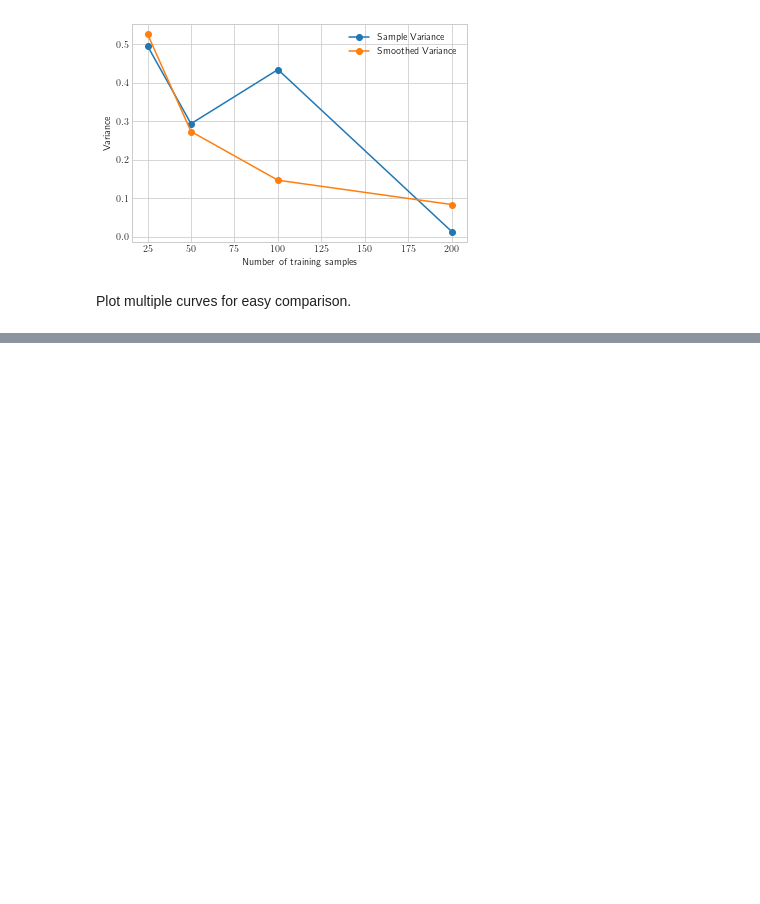
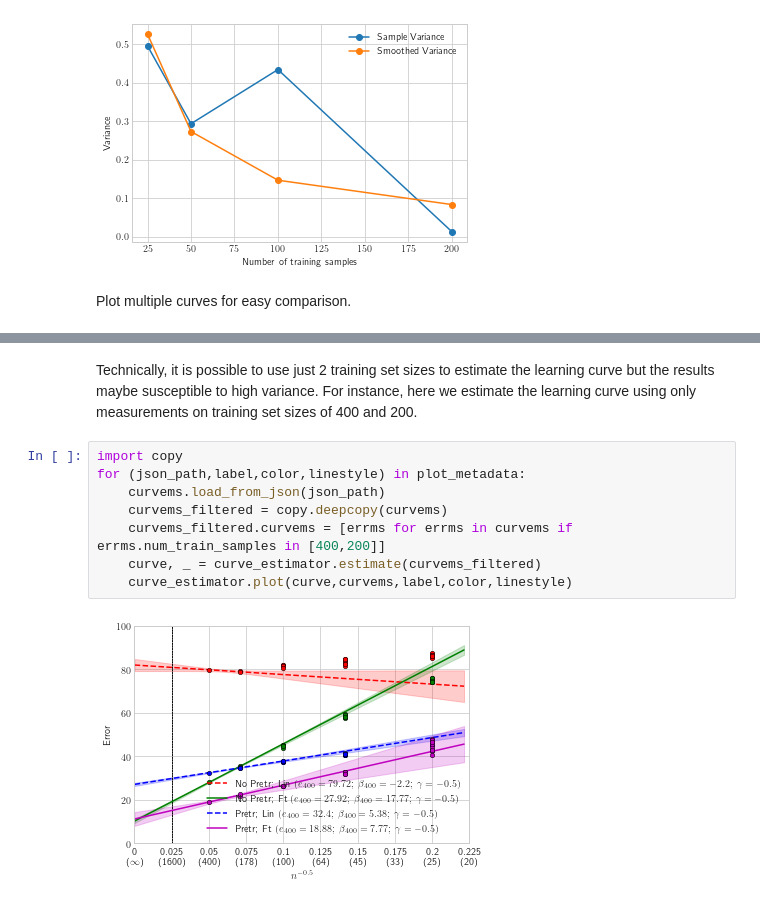
Before and after one commit to allenai/learning-curve, a Jupyter notebook: notebooks/curve.ipynb, the cells around one changed output, grey strips where cells are left out. Cells and saved outputs as stored; diff of their text form; blank space fills up the shorter version.

Commit message:
update curve notebook

```diff
--- a/notebooks/curve.ipynb
+++ b/notebooks/curve.ipynb
@@ -122,0 +123,12 @@ for (json_path,label,color,linestyle) in plot_metadata:
+# %% [markdown]
+Technically, it is possible to use just 2 training set sizes to estimate the learning curve but the results maybe susceptible to high variance. For instance, here we estimate the learning curve using only measurements on training set sizes of 400 and 200.
+# %%
+import copy
+for (json_path,label,color,linestyle) in plot_metadata:
+    curvems.load_from_json(json_path)
+    curvems_filtered = copy.deepcopy(curvems)
+    curvems_filtered.curvems = [errms for errms in curvems if errms.num_train_samples in [400,200]]
+    curve, _ = curve_estimator.estimate(curvems_filtered)
+    curve_estimator.plot(curve,curvems,label,color,linestyle)
+# %% [output]
+[figure, added]
```
Also changed, not shown: parts of 6 cells of this notebook.
